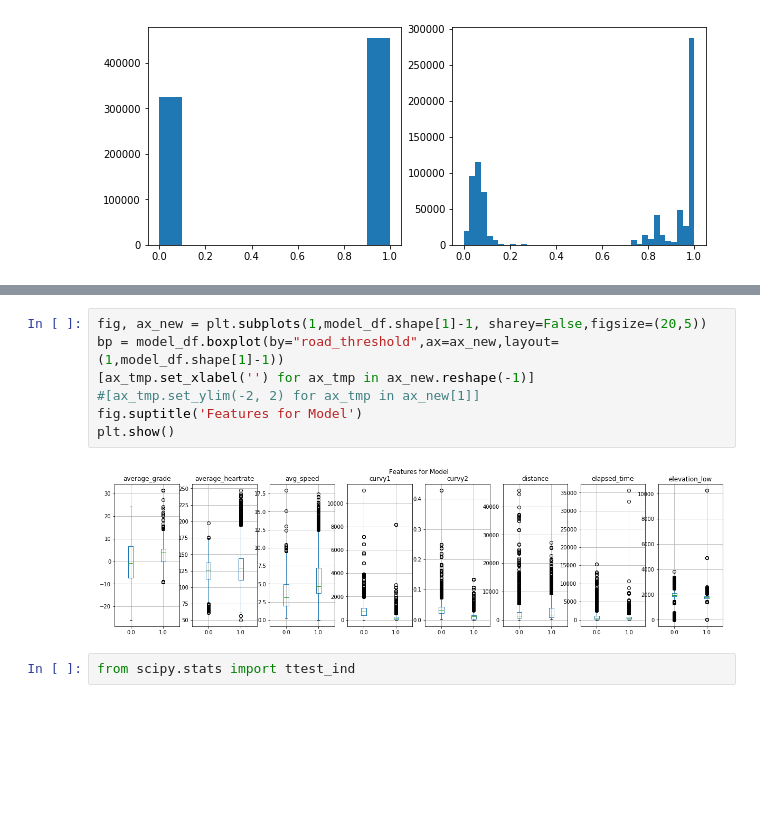
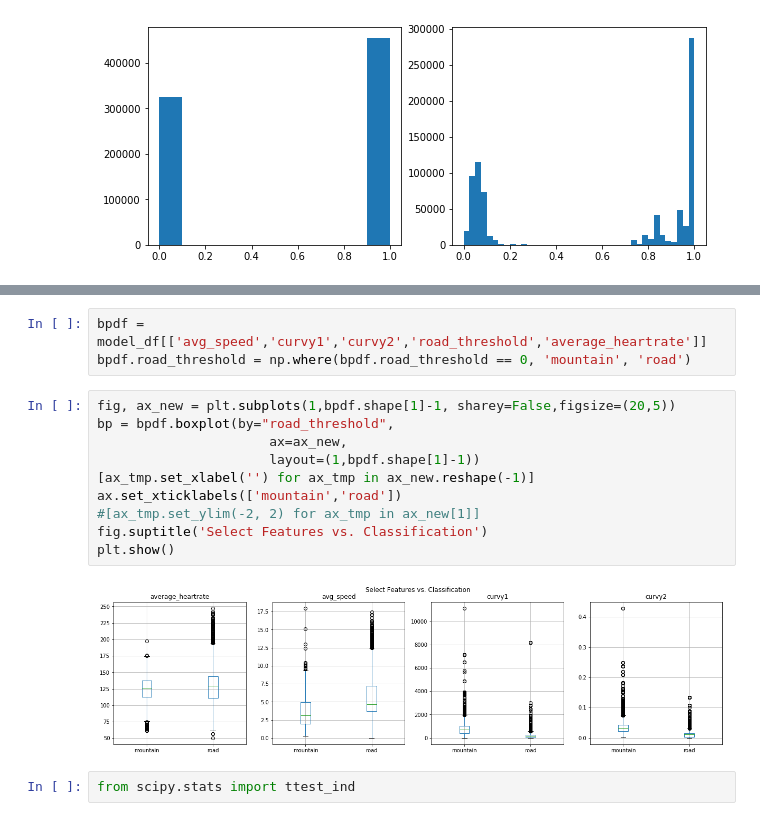
Before and after one commit to scottfeldmanpeabody/strava, a Jupyter notebook: notebooks/modeling_mountain_vs_road.ipynb, the cells around one changed output, grey strips where cells are left out. Saved outputs shown, nothing was run; the diff lists cells and outputs as text; blank space fills up the shorter version.

```diff
--- a/notebooks/modeling_mountain_vs_road.ipynb
+++ b/notebooks/modeling_mountain_vs_road.ipynb
@@ -156,15 +170,21 @@ See the caveats in the documentation: http://pandas.pydata.org/pandas-docs/stabl
 | 565 | 1948.42 | -6.7 | 2034.2 | 452 | 135.9 | 580.772482 | 0.025596 | ... |
 | 3051 | 1948.42 | -6.7 | 2034.2 | 382 | 147.0 | 580.772482 | 0.025596 | ... |
 | 3164 | 1948.42 | -6.7 | 2034.2 | 427 | 124.8 | 580.772482 | 0.025596 | ... |
+# %%
+bpdf = model_df[['avg_speed','curvy1','curvy2','road_threshold','average_heartrate']]
+bpdf.road_threshold = np.where(bpdf.road_threshold == 0, 'mountain', 'road')
 # %%
-fig, ax_new = plt.subplots(1,model_df.shape[1]-1, sharey=False,figsize=(20,5))
-bp = model_df.boxplot(by="road_threshold",ax=ax_new,layout=(1,model_df.shape[1]-1))
+fig, ax_new = plt.subplots(1,bpdf.shape[1]-1, sharey=False,figsize=(20,5))
+bp = bpdf.boxplot(by="road_threshold",
+                      ax=ax_new,
+                      layout=(1,bpdf.shape[1]-1))
 [ax_tmp.set_xlabel('') for ax_tmp in ax_new.reshape(-1)]
+ax.set_xticklabels(['mountain','road'])
 #[ax_tmp.set_ylim(-2, 2) for ax_tmp in ax_new[1]]
-fig.suptitle('Features for Model')
+fig.suptitle('Select Features vs. Classification')
 plt.show()
 # %% [output]
-[figure, old version]
+[figure, new version]
 # %%
 from scipy.stats import ttest_ind
 # %%
```
Also changed, not shown: parts of 6 cells of this notebook, 8 other files.
